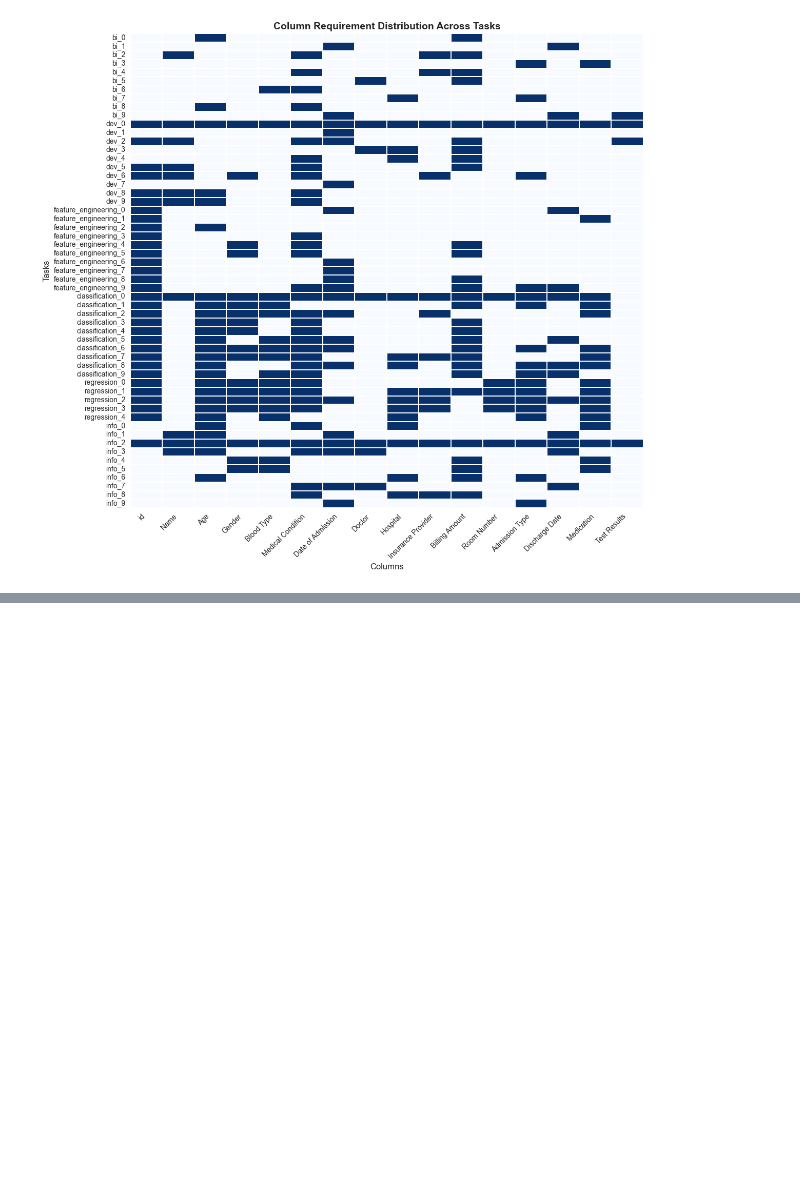
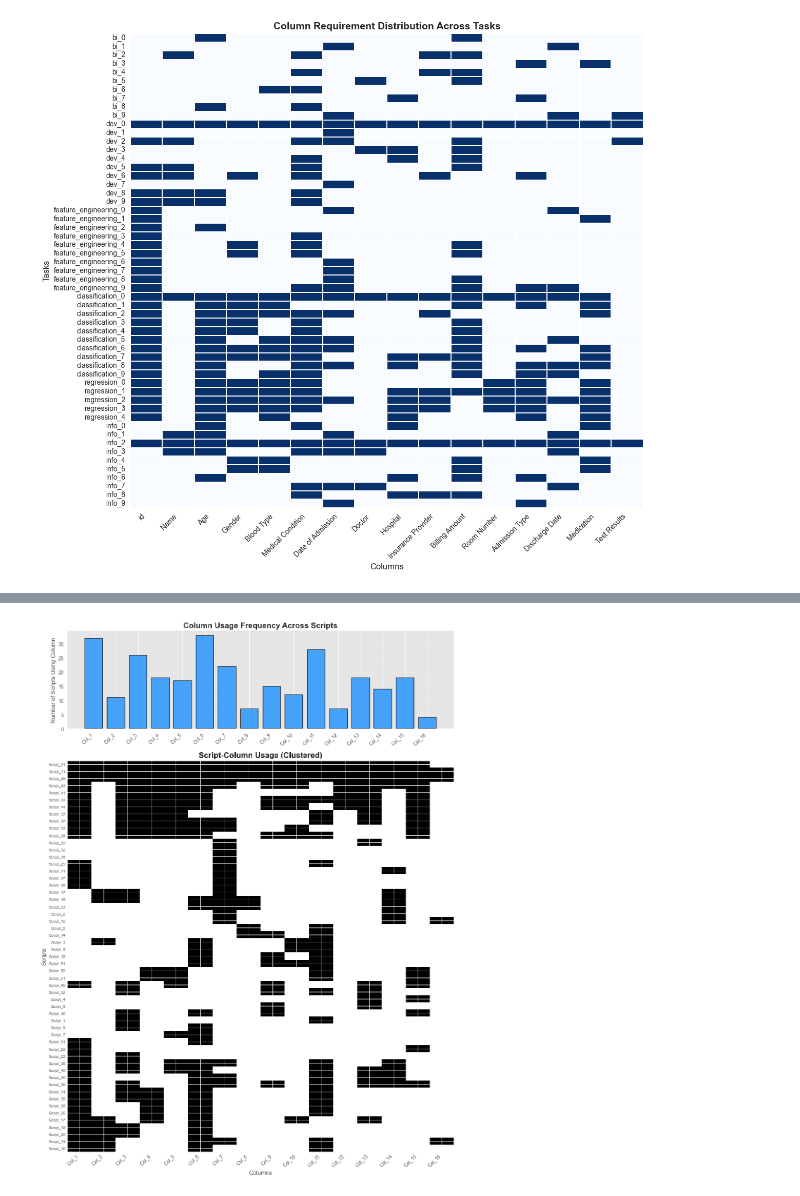
Before and after one commit to guangchen811/tadv, a Jupyter notebook: scripts/python/virtulization/column_distribution.ipynb, the cells around one changed output, grey strips where cells are left out. Drawn from its saved outputs; the diff is of its cells as text; code cells hidden in the pictures; blank space fills up the shorter version.

```diff
--- a/scripts/python/virtulization/column_distribution.ipynb
+++ b/scripts/python/virtulization/column_distribution.ipynb
@@ -118,0 +120,57 @@ plot_column_distribution(data_name)
+# %%
+import numpy as np
+import pandas as pd
+import matplotlib.pyplot as plt
+from scipy.cluster.hierarchy import linkage, dendrogram, leaves_list
+
+np.random.seed(42)
+num_scripts = 55
+num_columns = 16
+data = required_columns_mask
+
+# Convert to DataFrame
+columns = [f"Col_{i+1}" for i in range(num_columns)]
+scripts = [f"Script_{i+1}" for i in range(num_scripts)]
+df = pd.DataFrame(data, index=scripts, columns=columns)
+
+# Cluster scripts based on column usage similarity
+linkage_matrix = linkage(df, method='ward')
+script_order = leaves_list(linkage_matrix)  # Reorder rows based on clustering
+df_clustered = df.iloc[script_order]
+
+# Compute column usage summary
+column_usage_counts = df_clustered.sum(axis=0)
+
+# Set figure size and style
+plt.style.use("ggplot")
+fig, axes = plt.subplots(2, 1, figsize=(12, 16), gridspec_kw={'height_ratios': [1, 4]})
+
+# Stacked Bar Chart for Column Usage Summary
+axes[0].bar(columns, column_usage_counts, color="dodgerblue", alpha=0.8, edgecolor="black", linewidth=1.2)
+axes[0].set_ylabel("Number of Scripts Using Column", fontsize=12)
+axes[0].set_title("Column Usage Frequency Across Scripts", fontsize=16, fontweight="bold")
+axes[0].set_xticks(range(num_columns))
+axes[0].set_xticklabels(columns, rotation=45, ha="right", fontsize=10)
+axes[0].spines["top"].set_visible(False)
+axes[0].spines["right"].set_visible(False)
+axes[0].spines["left"].set_visible(False)
+axes[0].grid(axis="y", linestyle="--", alpha=0.7)
+
+# Dot Matrix Plot
+cmap = plt.cm.Greys
+axes[1].imshow(df_clustered, aspect="auto", cmap=cmap, interpolation="none")
+axes[1].set_yticks(range(num_scripts))
+axes[1].set_yticklabels(df_clustered.index, fontsize=8)
+axes[1].set_xticks(range(num_columns))
+axes[1].set_xticklabels(columns, rotation=45, ha="right", fontsize=10)
+axes[1].set_title("Script-Column Usage (Clustered)", fontsize=16, fontweight="bold")
+axes[1].set_xlabel("Columns", fontsize=12)
+axes[1].set_ylabel("Scripts", fontsize=12)
+axes[1].tick_params(axis="y", length=0)
+axes[1].tick_params(axis="x", length=0)
+
+# Adjust layout
+plt.tight_layout()
+plt.show()
+# %% [output]
+[figure, added]
```
Also changed, not shown: parts of 3 cells of this notebook.
